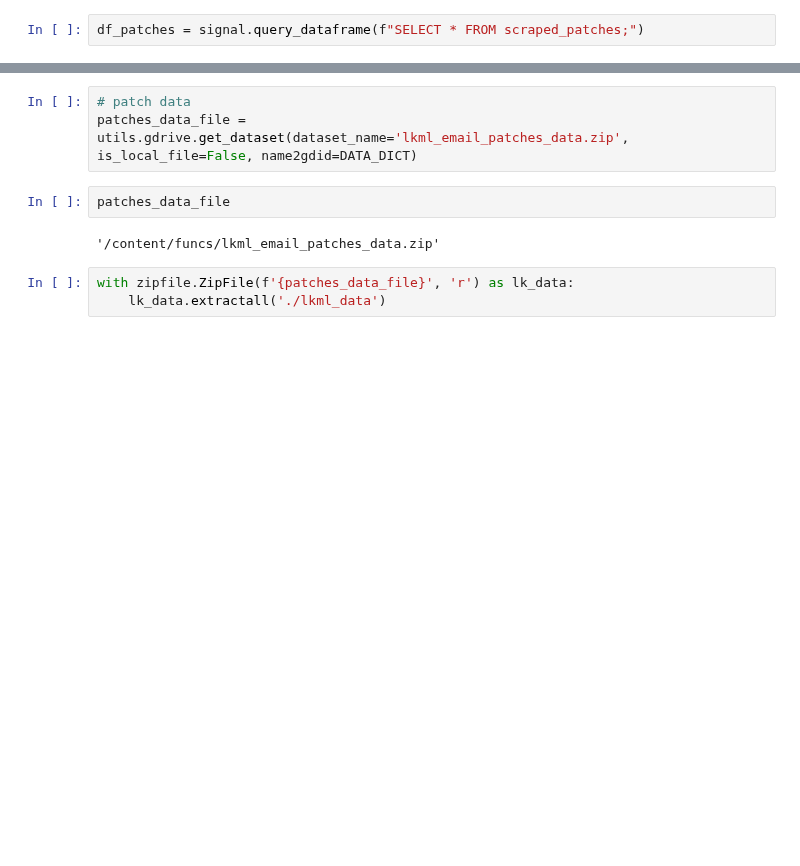
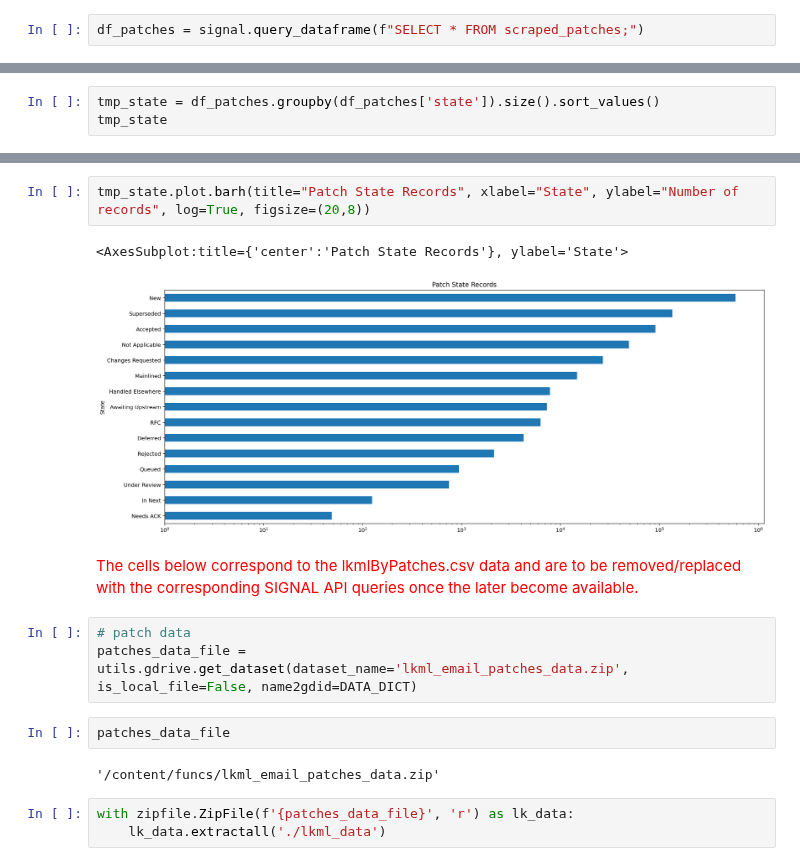
Before and after one commit to SRI-CSL/signal-public, a Jupyter notebook: colabs/signal_interest_data.ipynb, the cells around one changed output, grey strips where cells are left out. Drawn from its saved outputs; the diff is of its cells as text; blank space fills up the shorter version.

```diff
--- a/colabs/signal_interest_data.ipynb
+++ b/colabs/signal_interest_data.ipynb
@@ -320,0 +334,3 @@ memory usage: 0.0+ bytes
+# %%
+tmp_state = df_patches.groupby(df_patches['state']).size().sort_values()
+tmp_state
@@ -321,3 +355,10 @@ memory usage: 0.0+ bytes
+# %%
+tmp_state.plot.barh(title="Patch State Records", xlabel="State", ylabel="Number of records", log=True, figsize=(20,8))
+# %% [output]
+<AxesSubplot:title={'center':'Patch State Records'}, ylabel='State'>
+[figure, added]
+# %% [markdown]
+<font color='red'>The cells below correspond to the lkmlByPatches.csv data and are to be removed/replaced with the corresponding SIGNAL API queries once the later become available.</font>
 # %%
 # patch data
 patches_data_file = utils.gdrive.get_dataset(dataset_name='lkml_email_patches_data.zip', is_local_file=False, name2gdid=DATA_DICT)
```
Also changed, not shown: parts of 53 cells of this notebook.
